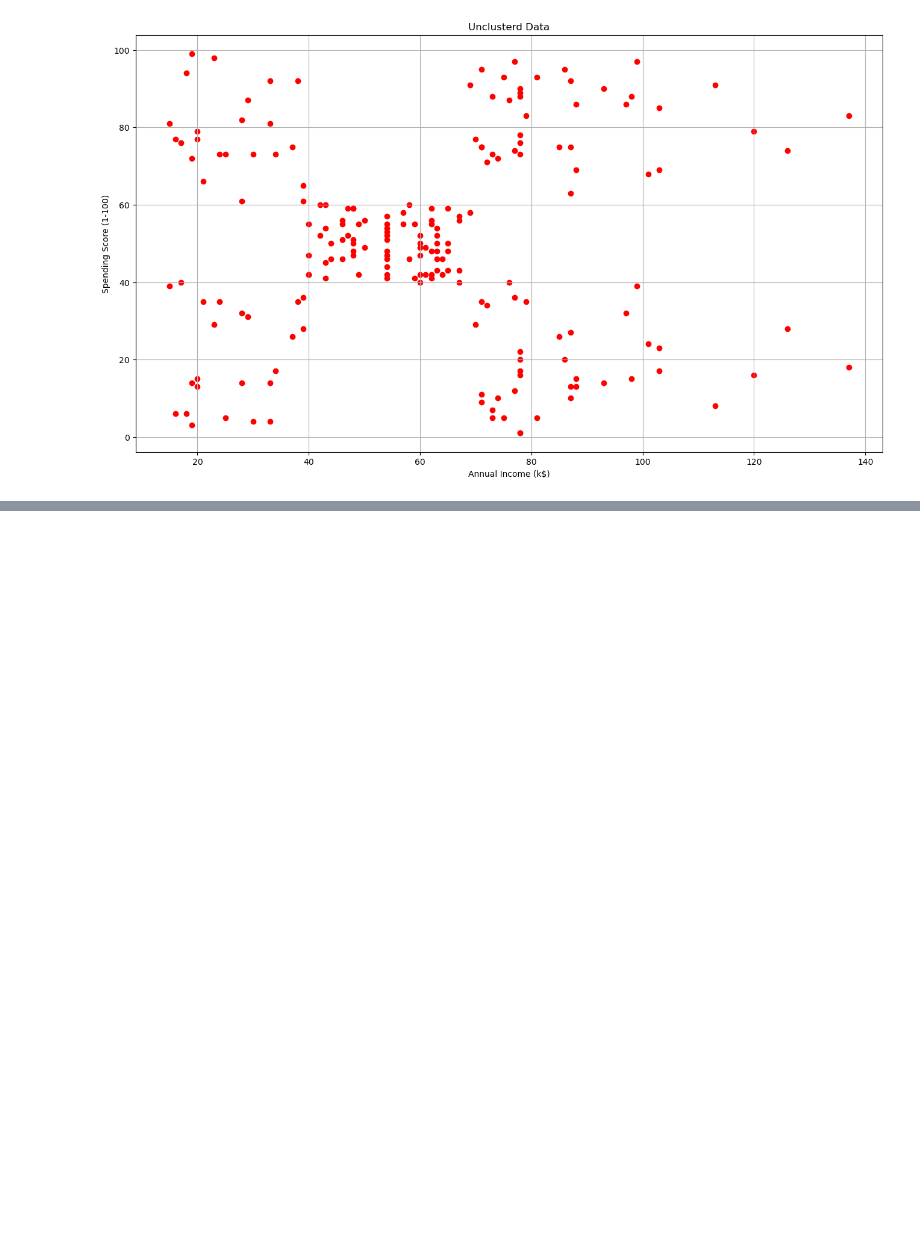
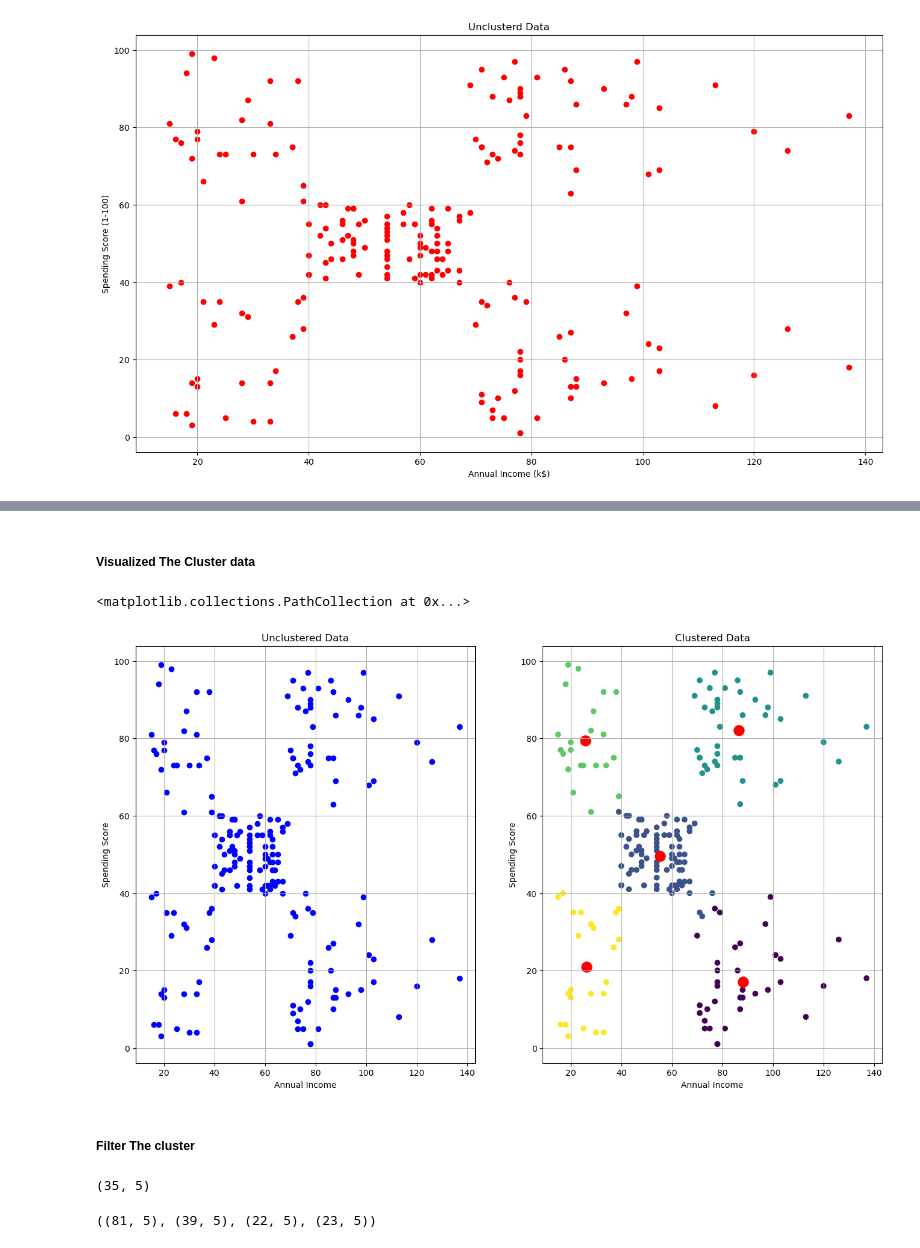
Before and after one commit to gituser2413/AI-and-ML, a Jupyter notebook: 45 K-Means Clustering.ipynb, the cells around one changed output, grey strips where cells are left out. Drawn from its saved outputs; the diff is of its cells as text; code cells hidden in the pictures; blank space fills up the shorter version.

```diff
--- a/45 K-Means Clustering.ipynb
+++ b/45 K-Means Clustering.ipynb
@@ -54,0 +176,4 @@ plt.scatter(x.iloc[:,0] , x.iloc[:,1], color ="red",marker = "o")
+# %%
+ km = KMeans(random_state = 0 , n_clusters= 5 , n_init=10)
+# %%
+y = km.fit_predict(x)
@@ -54,0 +189,39 @@ plt.scatter(x.iloc[:,0] , x.iloc[:,1], color ="red",marker = "o")
+# %% [markdown]
+##### Visualized The Cluster data
+# %%
+plt.figure(figsize=(16,9))
+plt.subplot(1,2,1)
+plt.title("Unclustered Data")
+plt.grid()
+plt.xlabel("Annual Income")
+plt.ylabel("Spending Score")
+
+plt.scatter(x.iloc[:,0],x.iloc[:,1],color ="b",marker="o")
+
+
+plt.subplot(1,2,2)
+plt.title("Clustered Data")
+plt.grid()
+plt.xlabel("Annual Income")
+plt.ylabel("Spending Score")
+plt.scatter(x.iloc[:,0],x.iloc[:,1],c =y,marker="o")
+plt.scatter(cent[:,0], cent[:,1], color ="red", s=150)
+# %% [output]
+<matplotlib.collections.PathCollection at 0x...>
+[figure, added]
+# %% [markdown]
+##### Filter The cluster
+# %%
+zero = df[y==0]
+zero.shape
+# %% [output]
+(35, 5)
+# %%
+one = df[y==1]
+two = df[y==2]
+three = df[y==3]
+four = df[y==4]
+
+one.shape, two.shape,three.shape,four.shape
+# %% [output]
+((81, 5), (39, 5), (22, 5), (23, 5))
```
Also changed, not shown: parts of 27 cells of this notebook, 4 other files.
